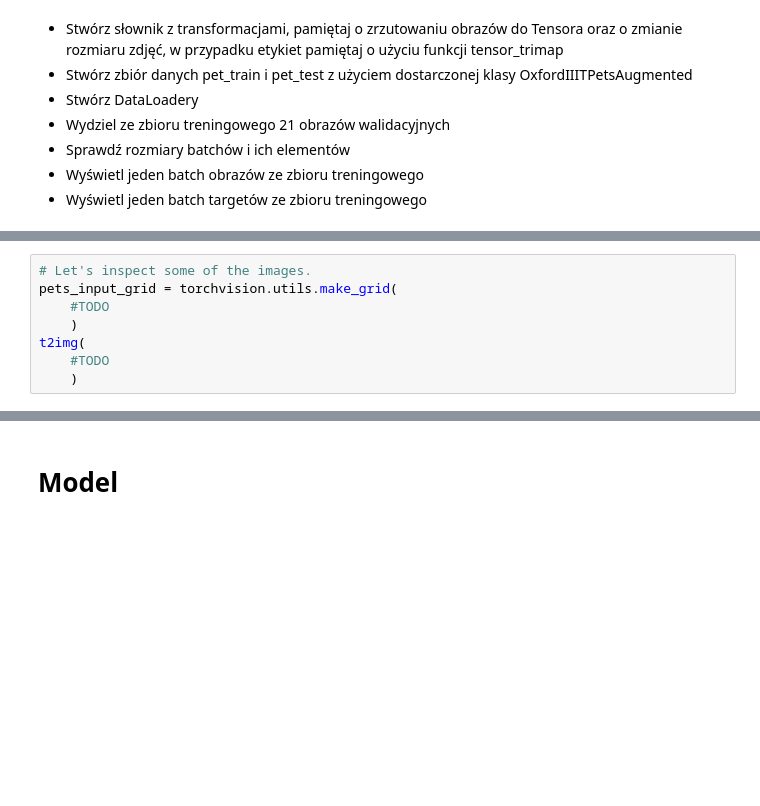
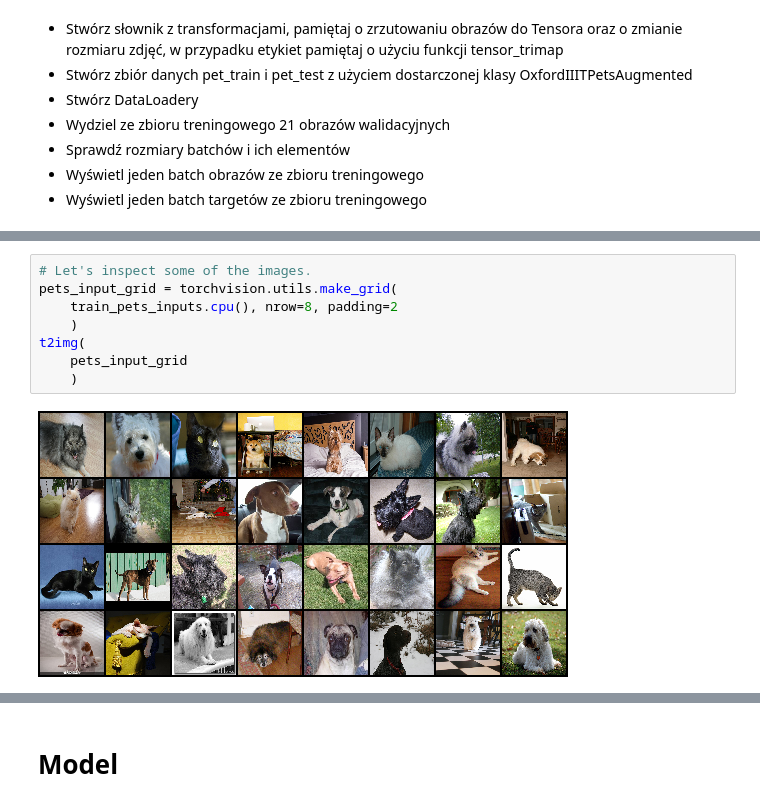
Before and after one commit to Czarkowski/ZTSI_Lab, a Jupyter notebook: Lab1 - UNet-Pusty.ipynb, the cells around one changed output, grey strips where cells are left out. Drawn from its saved outputs; the diff is of its cells as text; blank space fills up the shorter version.

```diff
--- a/Lab1 - UNet-Pusty.ipynb
+++ b/Lab1 - UNet-Pusty.ipynb
@@ -234,11 +268,13 @@ train_pets_inputs.shape, train_pets_targets.shape, test_pets_inputs.shape, test_
 # %%
 # Let's inspect some of the images.
 pets_input_grid = torchvision.utils.make_grid(
-    #TODO
+    train_pets_inputs.cpu(), nrow=8, padding=2
     )
 t2img(
-    #TODO
+    pets_input_grid
     )
+# %% [output]
+[figure, added]
 # %%
 # Let's inspect the segmentation masks corresponding to the images above.
 # When plotting the segmentation mask, we want to convert the tensor
```
Also changed, not shown: parts of 8 cells of this notebook, 26 other files.
